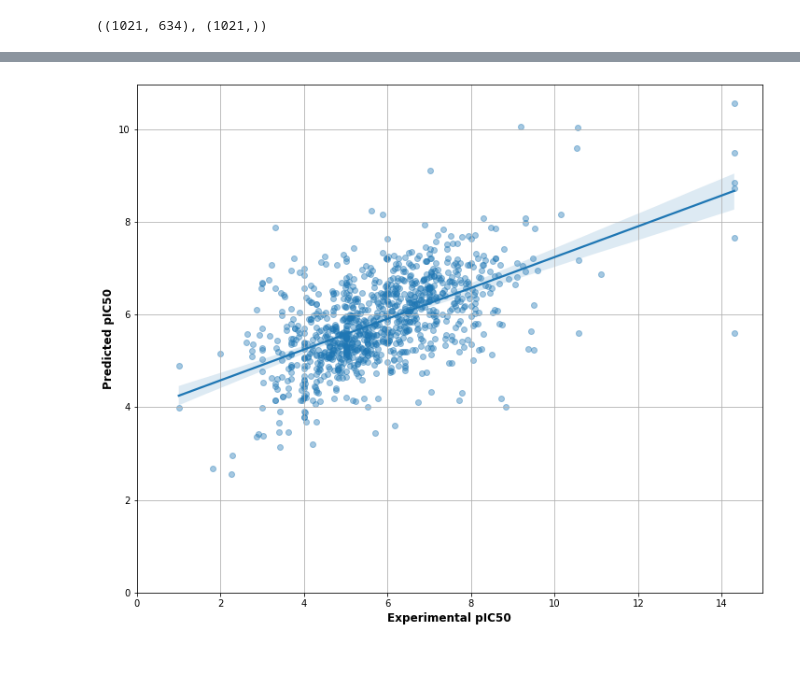
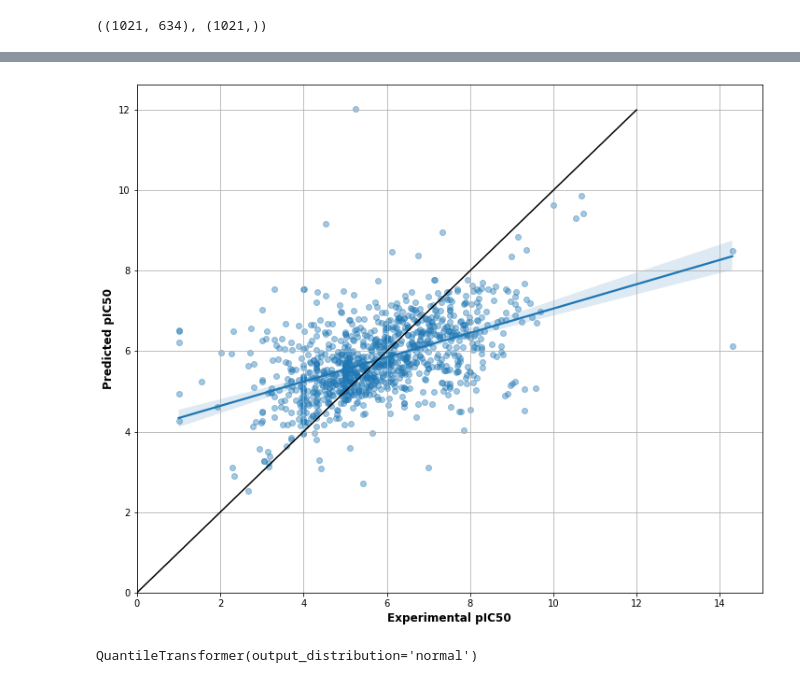
Before and after one commit to ben-thomas1/CDD_Intro_Project, a Jupyter notebook: CDD_all.ipynb, the cells around one changed output, grey strips where cells are left out. Cells and saved outputs as stored; diff of their text form; code cells hidden in the pictures.

```diff
--- a/CDD_all.ipynb
+++ b/CDD_all.ipynb
@@ -253,8 +213,8 @@ def pIC50(data):
 
     return x
 # %%
-df = norm_value(df)
-df = pIC50(df)
+df = cap_standard_values(df)
+df = conv_to_pIC50(df)
 df
 # %% [output]
 |  | molecule_chembl_id | canonical_smiles | class | MW | LogP | NumHDonors | NumHAcceptors | pIC50 |
@@ -528,9 +485,12 @@ y
 5102    4.000000
 Name: pIC50, Length: 5103, dtype: float64
 # %%
-n_comps = 2
-mapper = umap.UMAP(
-    n_components = n_comps,
-)
-mapper.fit(x)
-temp = pd.DataFrame(mapper.transform(x), columns=[f'UMAP{i}' for i in range(1, n_comps+1)])
+# n_comps = 2
+# mapper = umap.UMAP(
+#     n_components = n_comps,
+# )
+# mapper.fit(x)
+# temp = pd.DataFrame(mapper.transform(x), columns=[f'UMAP{i}' for i in range(1, n_comps+1)])
+# plt.figure(figsize=(15,12))
+# sns.scatterplot(data=pd.concat([temp, y], axis=1), x='UMAP1', y='UMAP2', hue='pIC50', s=20)
+# plt.show()
@@ -552,14 +506,14 @@ x_test.shape, y_test.shape
 ((1021, 634), (1021,))
 # %%
 models = {
-    'LReg'   : LinearRegression(),
+    'LinReg' : LinearRegression(),
     'DTree'  : DecisionTreeRegressor(),
     'RFrst'  : RandomForestRegressor(),
     'KNN'    : KNeighborsRegressor(),
     'SVM'    : SVR(),
     'LGBM'   : LGBMRegressor(),
     'XGBR'   : XGBRegressor(use_label_encoder=False, eval_metric='logloss'),
-    'NN'     : MLPRegressor(hidden_layer_sizes=(100,100,100), max_iter=100_000),
+    'NeuNet' : MLPRegressor(hidden_layer_sizes=(100,100,100), max_iter=100_000),
     'Hist'   : HistGradientBoostingRegressor(),
     'CatBst' : CatBoostRegressor(allow_writing_files=False, verbose=False),
 }
@@ -586,10 +540,11 @@ CatBst  0.321   3.61s
 # %%
-preds = models['Hist'].predict(x_test)
+preds = models['CatBst'].predict(x_test)
 # %%
 plt.figure(figsize=(12,10))
 sns.regplot(y_test, preds, scatter_kws={'alpha':0.4})
+plt.plot([0,12], [0,12], color='Black')
 plt.xlabel('Experimental pIC50', fontsize='large', fontweight='bold')
 plt.ylabel('Predicted pIC50', fontsize='large', fontweight='bold')
 plt.xlim(0); plt.ylim(0); plt.grid(); plt.show()
 # %% [output]
-[figure, old version]
+[figure, new version]
@@ -595,0 +555,5 @@ plt.xlim(0); plt.ylim(0); plt.grid(); plt.show()
+# %%
+scalar = QuantileTransformer(output_distribution='normal')
+scalar.fit(y_train.values.reshape(-1,1))
+# %% [output]
+QuantileTransformer(output_distribution='normal')
```
Also changed, not shown: parts of 25 cells of this notebook, 2 other files.
